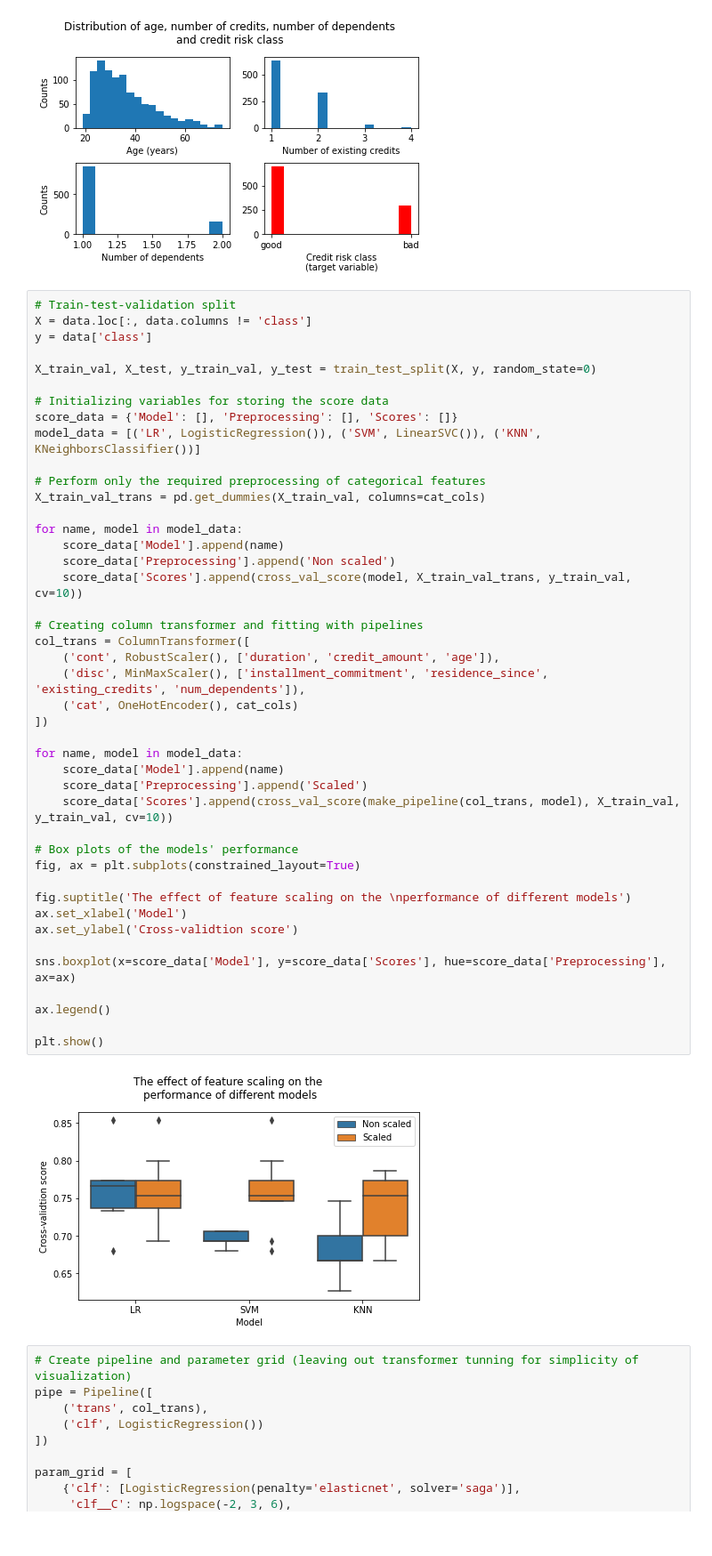
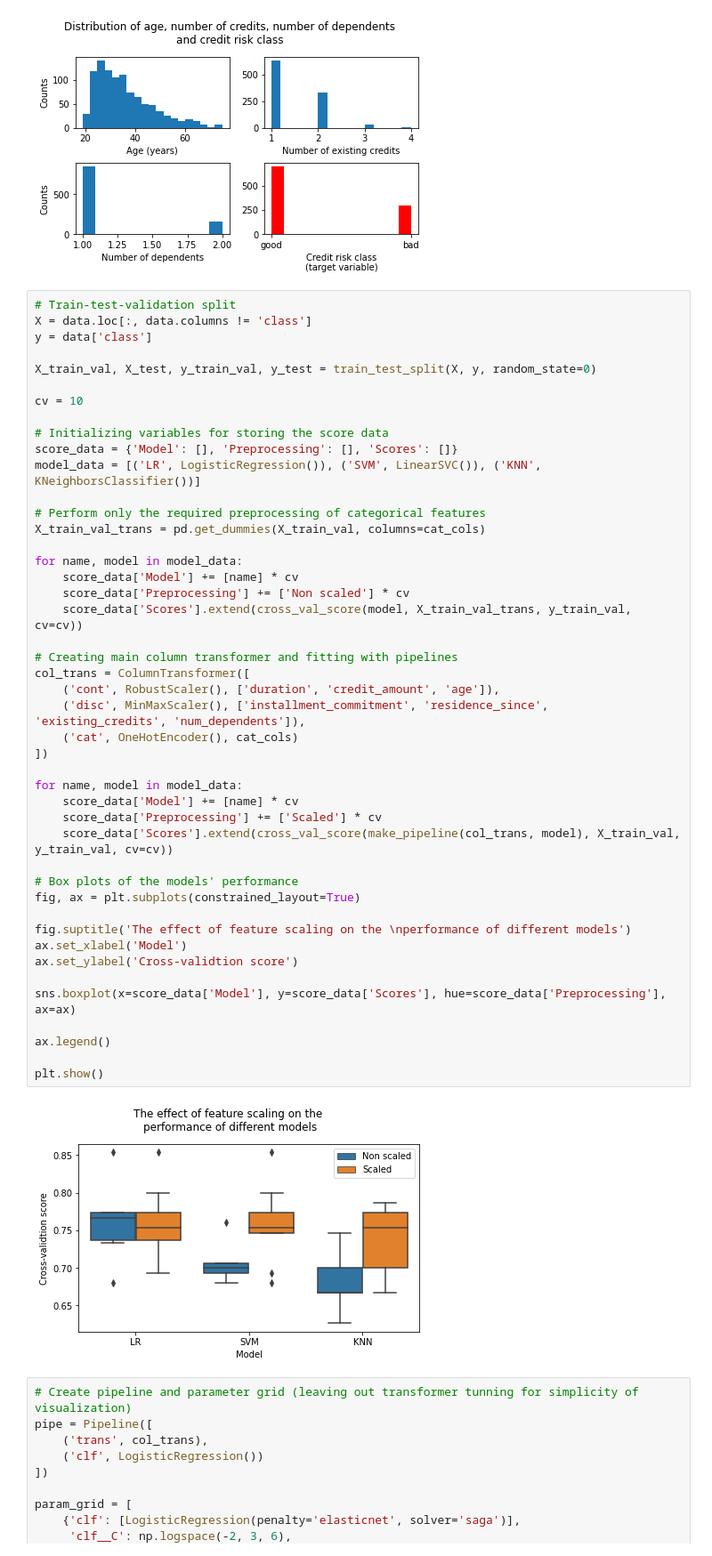
Before and after one commit to ungaroluis/applied-ml-2020, a Jupyter notebook: hw2/part1.ipynb, the cells around one changed output. Shown at 89% size. Saved outputs shown, nothing was run; the diff lists cells and outputs as text.

```diff
--- a/hw2/part1.ipynb
+++ b/hw2/part1.ipynb
@@ -98,45 +98,47 @@ X = data.loc[:, data.columns != 'class']
 y = data['class']
 
 X_train_val, X_test, y_train_val, y_test = train_test_split(X, y, random_state=0)
+
+cv = 10
 
 # Initializing variables for storing the score data
 score_data = {'Model': [], 'Preprocessing': [], 'Scores': []}
 model_data = [('LR', LogisticRegression()), ('SVM', LinearSVC()), ('KNN', KNeighborsClassifier())]
 
 # Perform only the required preprocessing of categorical features
 X_train_val_trans = pd.get_dummies(X_train_val, columns=cat_cols)
 
 for name, model in model_data:
-    score_data['Model'].append(name)
-    score_data['Preprocessing'].append('Non scaled')
-    score_data['Scores'].append(cross_val_score(model, X_train_val_trans, y_train_val, cv=10))
+    score_data['Model'] += [name] * cv
+    score_data['Preprocessing'] += ['Non scaled'] * cv
+    score_data['Scores'].extend(cross_val_score(model, X_train_val_trans, y_train_val, cv=cv))
 
-# Creating column transformer and fitting with pipelines
+# Creating main column transformer and fitting with pipelines
 col_trans = ColumnTransformer([
     ('cont', RobustScaler(), ['duration', 'credit_amount', 'age']),
     ('disc', MinMaxScaler(), ['installment_commitment', 'residence_since', 'existing_credits', 'num_dependents']),
     ('cat', OneHotEncoder(), cat_cols)
 ])
 
 for name, model in model_data:
-    score_data['Model'].append(name)
-    score_data['Preprocessing'].append('Scaled')
-    score_data['Scores'].append(cross_val_score(make_pipeline(col_trans, model), X_train_val, y_train_val, cv=10))
+    score_data['Model'] += [name] * cv
+    score_data['Preprocessing'] += ['Scaled'] * cv
+    score_data['Scores'].extend(cross_val_score(make_pipeline(col_trans, model), X_train_val, y_train_val, cv=cv))
 
 # Box plots of the models' performance
 fig, ax = plt.subplots(constrained_layout=True)
 
 fig.suptitle('The effect of feature scaling on the \nperformance of different models')
 ax.set_xlabel('Model')
 ax.set_ylabel('Cross-validtion score')
 
 sns.boxplot(x=score_data['Model'], y=score_data['Scores'], hue=score_data['Preprocessing'], ax=ax)
 
 ax.legend()
 
 plt.show()
 # %% [output]
-[figure, old version]
+[figure, new version]
 # %%
 # Create pipeline and parameter grid (leaving out transformer tunning for simplicity of visualization)
 pipe = Pipeline([
```
Also changed, not shown: parts of 5 cells of this notebook.
